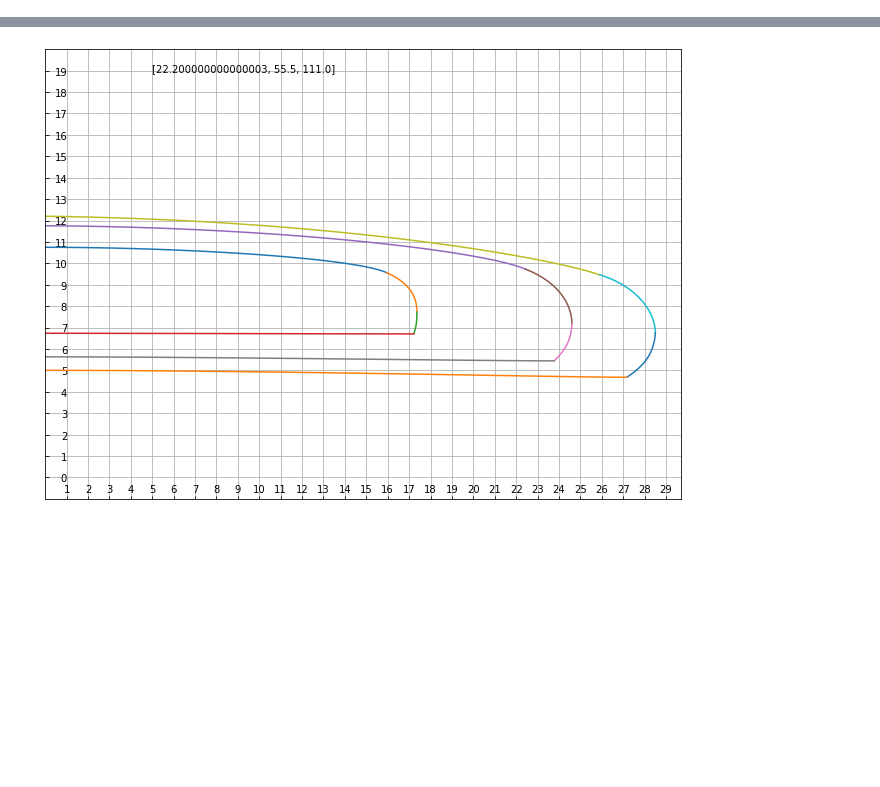
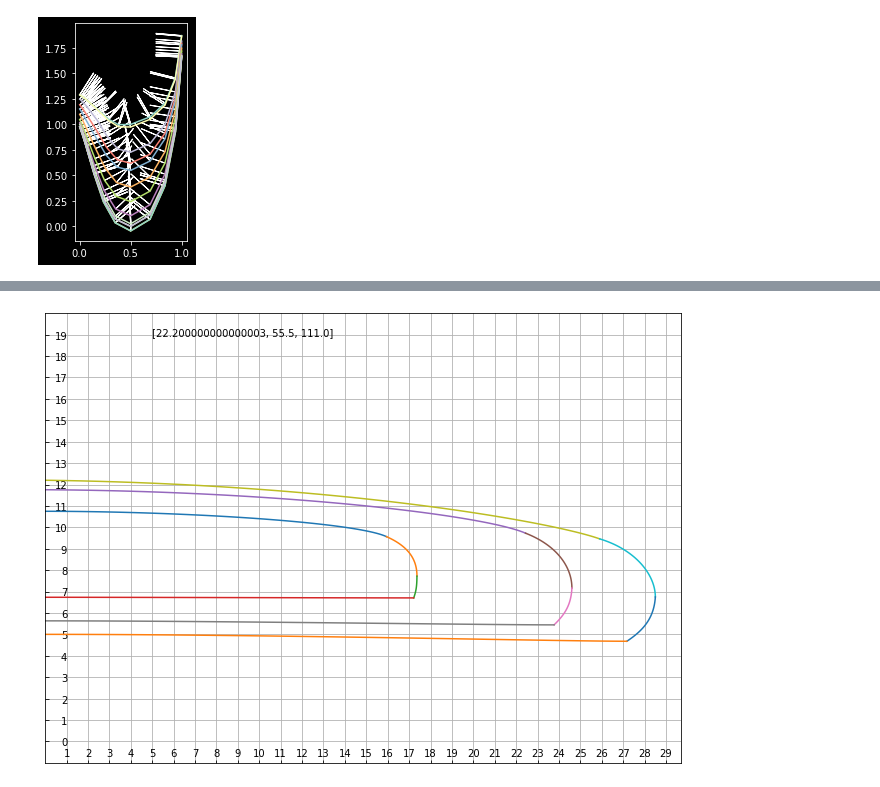
Before and after one commit to Kipre/tinyshaper, a Jupyter notebook: python/surf.ipynb, the cells around one changed output, grey strips where cells are left out. Cells and saved outputs as stored; diff of their text form; code cells hidden in the pictures; blank space fills up the shorter version.

```diff
--- a/python/surf.ipynb
+++ b/python/surf.ipynb
@@ -8,0 +32,14 @@ board = Board('../boardd.json')
+# %%
+n = 5
+
+f, ax = plt.subplots()
+ax.set_aspect('equal')
+
+for path in board.y_paths:
+    normals = path.project(n, normals=True)
+    proj, normals = normals[:, 0], normals[:, 1]
+    plt.plot(*proj.T)
+    for p, d in zip(proj, normals/4):
+        plt.arrow(*p, *d)
+# %% [output]
+[figure, added]
```
Also changed, not shown: parts of 8 cells of this notebook, 6 other files.
